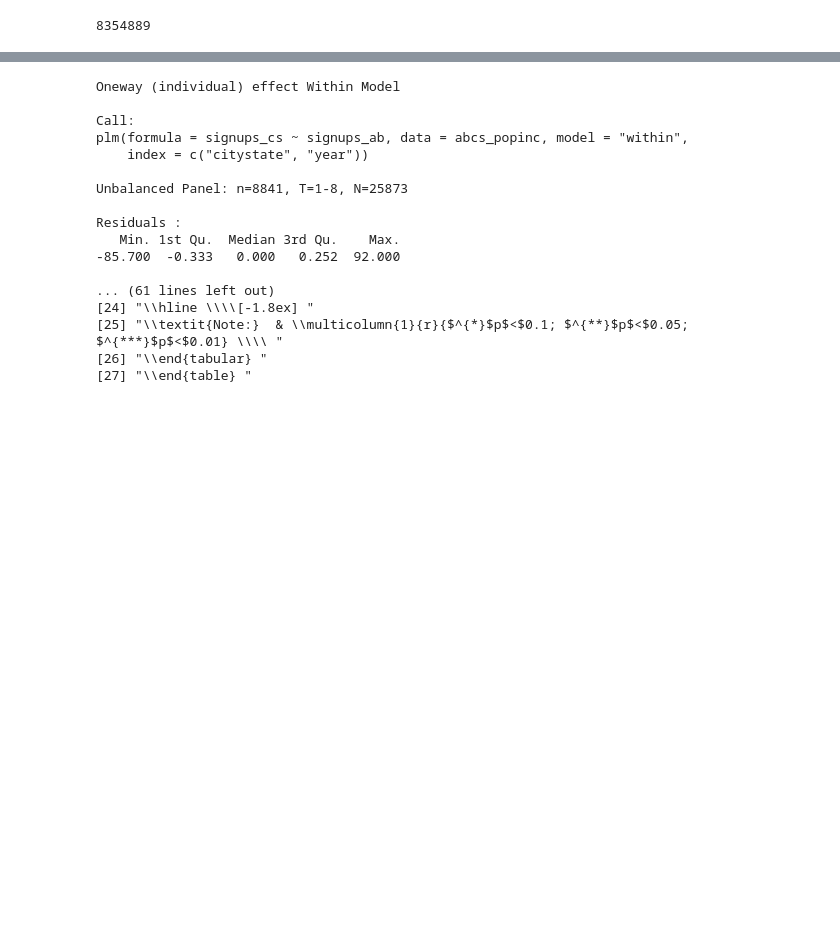
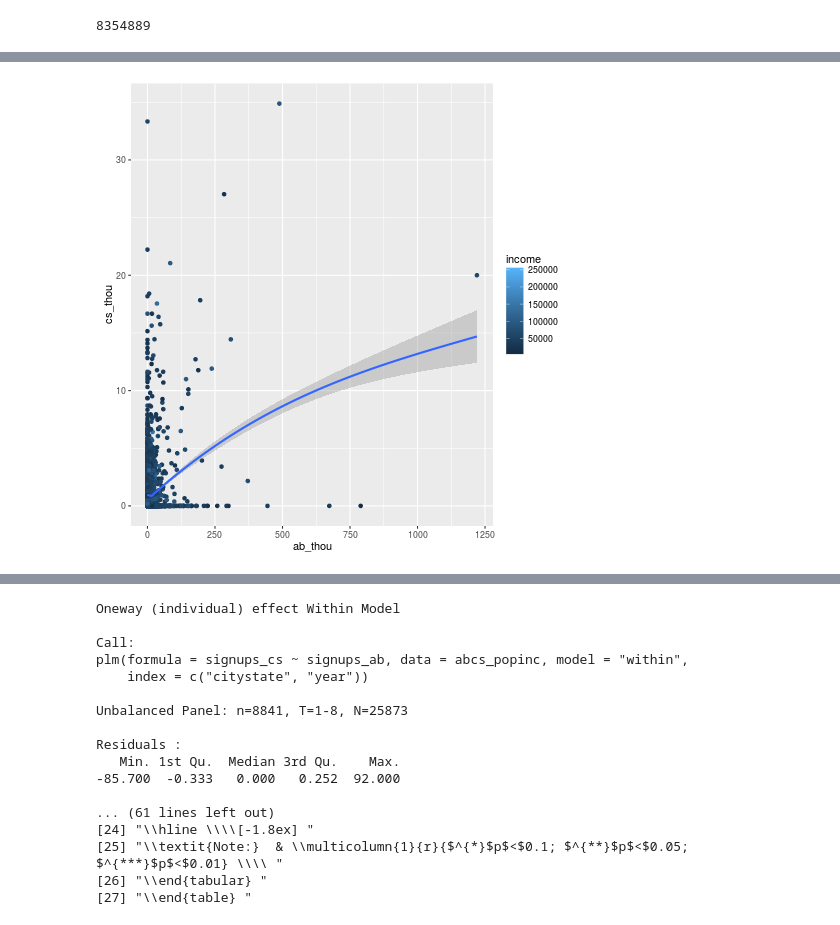
Before and after one commit to notconfusing/airsurfing-analysis, a Jupyter notebook: member since comparison.ipynb, the cells around one changed output, grey strips where cells are left out. Saved outputs shown, nothing was run; the diff lists cells and outputs as text; code cells hidden in the pictures; blank space fills up the shorter version.

Commit message:
ggplot this

```diff
--- a/member since comparison.ipynb
+++ b/member since comparison.ipynb
@@ -1141,3 +1145,11 @@ Please cite as:
+# %%
+%%R
+
+tp = ggplot(citystate_inc, aes(x=ab_thou, y=cs_thou, colour=income)) +
+geom_point() + geom_smooth()
+print(tp)
+# %% [output]
+[figure, added]
 # %%
 %%R
 
```
Also changed, not shown: parts of 34 cells of this notebook.
